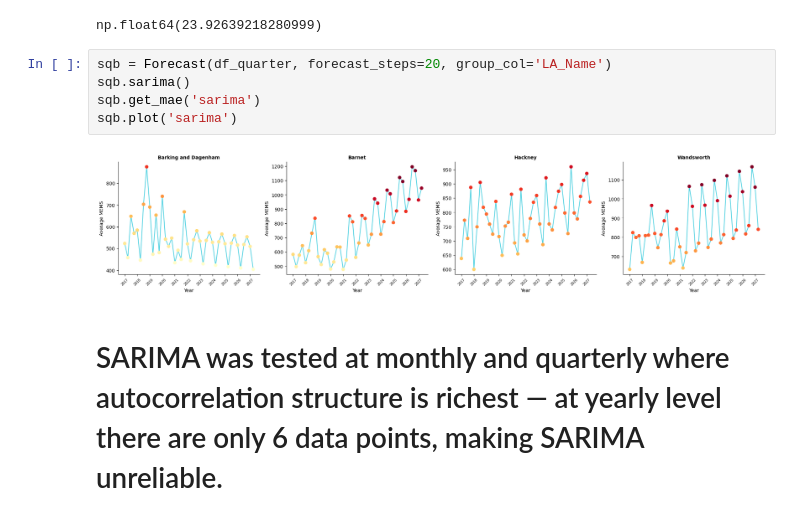
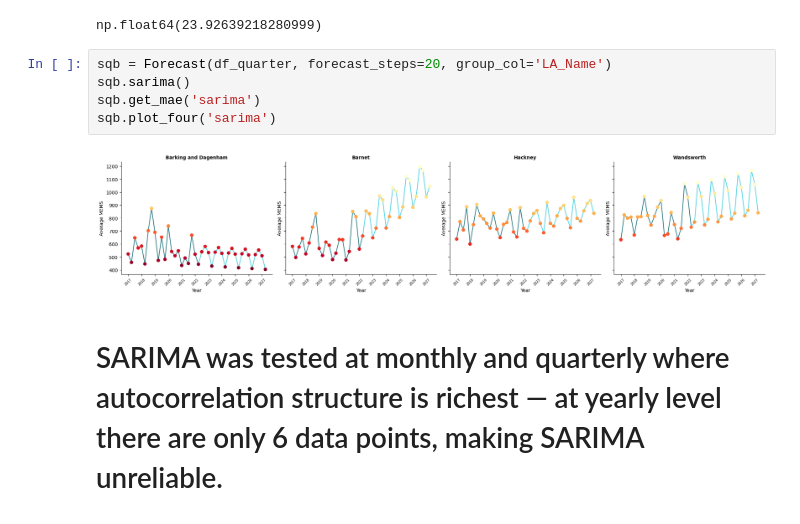
Before and after one commit to ferguswatson39/london_sport2, a Jupyter notebook: src/stream_1/forecasting/call_forecasting_class.ipynb, the cells around one changed output. Saved outputs shown, nothing was run; the diff lists cells and outputs as text.

Commit message:
cleaned up figures

```diff
--- a/src/stream_1/forecasting/call_forecasting_class.ipynb
+++ b/src/stream_1/forecasting/call_forecasting_class.ipynb
@@ -27,10 +27,10 @@ np.float64(23.92639218280999)
 # %%
 sqb = Forecast(df_quarter, forecast_steps=20, group_col='LA_Name')
 sqb.sarima()
 sqb.get_mae('sarima')
-sqb.plot('sarima')
+sqb.plot_four('sarima')
 # %% [output]
-[figure, old version]
+[figure, new version]
 # %% [markdown]
 # SARIMA was tested at monthly and quarterly where autocorrelation structure is richest — at yearly level there are only 6 data points, making SARIMA unreliable.
 # BayesianRidge was used for yearly only — with just 6 annual observations it outperforms SARIMA (9.88% vs unstable), using regularisation to avoid overfitting on small samples.
```
Also changed, not shown: 1 other file.
